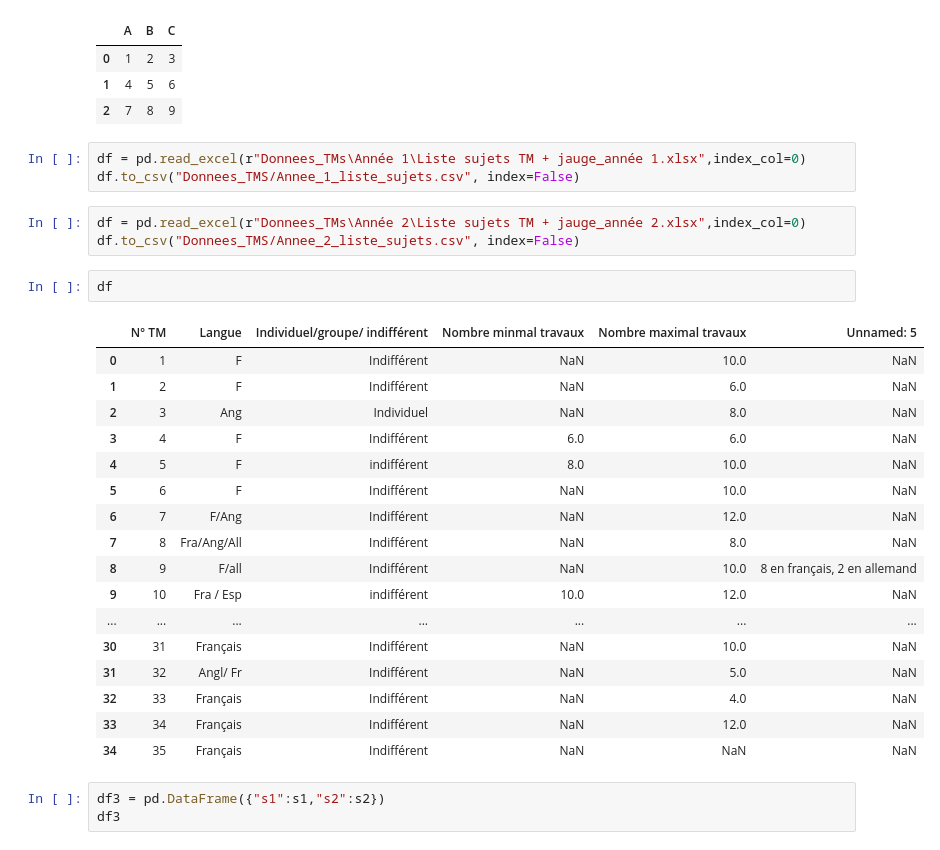
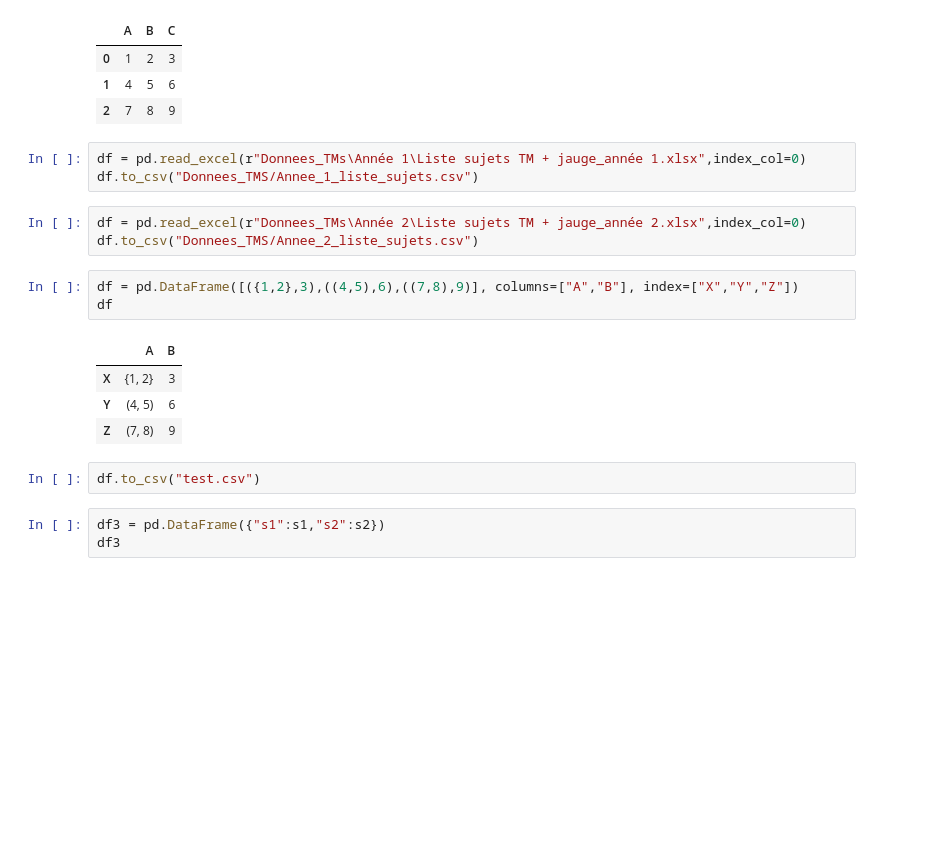
Before and after one commit to RadoTheProgrammer/TM-code, a Jupyter notebook: sandbox.ipynb, the cells around one changed output. Saved outputs shown, nothing was run; the diff lists cells and outputs as text; blank space fills up the shorter version.

```diff
--- a/sandbox.ipynb
+++ b/sandbox.ipynb
@@ -326,30 +326,20 @@ df
 | 2 | 7 | 8 | 9 |
 # %%
 df = pd.read_excel(r"Donnees_TMs\Année 1\Liste sujets TM + jauge_année 1.xlsx",index_col=0)
-df.to_csv("Donnees_TMS/Annee_1_liste_sujets.csv", index=False)
+df.to_csv("Donnees_TMS/Annee_1_liste_sujets.csv")
 # %%
 df = pd.read_excel(r"Donnees_TMs\Année 2\Liste sujets TM + jauge_année 2.xlsx",index_col=0)
-df.to_csv("Donnees_TMS/Annee_2_liste_sujets.csv", index=False)
+df.to_csv("Donnees_TMS/Annee_2_liste_sujets.csv")
 # %%
+df = pd.DataFrame([({1,2},3),((4,5),6),((7,8),9)], columns=["A","B"], index=["X","Y","Z"])
 df
 # %% [output]
-|  | N° TM | Langue | Individuel/groupe/ indifférent | Nombre minmal travaux | Nombre maximal travaux | Unnamed: 5 |
-| 0 | 1 | F | Indifférent | NaN | 10.0 | NaN |
-| 1 | 2 | F | Indifférent | NaN | 6.0 | NaN |
-| 2 | 3 | Ang | Individuel | NaN | 8.0 | NaN |
-| 3 | 4 | F | Indifférent | 6.0 | 6.0 | NaN |
-| 4 | 5 | F | indifférent | 8.0 | 10.0 | NaN |
-| 5 | 6 | F | Indifférent | NaN | 10.0 | NaN |
-| 6 | 7 | F/Ang | Indifférent | NaN | 12.0 | NaN |
-| 7 | 8 | Fra/Ang/All | Indifférent | NaN | 8.0 | NaN |
-| 8 | 9 | F/all | Indifférent | NaN | 10.0 | 8 en français, 2 en allemand |
-| 9 | 10 | Fra / Esp | indifférent | 10.0 | 12.0 | NaN |
-| ... | ... | ... | ... | ... | ... | ... |
-| 30 | 31 | Français | Indifférent | NaN | 10.0 | NaN |
-| 31 | 32 | Angl/ Fr | Indifférent | NaN | 5.0 | NaN |
-| 32 | 33 | Français | Indifférent | NaN | 4.0 | NaN |
-| 33 | 34 | Français | Indifférent | NaN | 12.0 | NaN |
-| 34 | 35 | Français | Indifférent | NaN | NaN | NaN |
+|  | A | B |
+| X | {1, 2} | 3 |
+| Y | (4, 5) | 6 |
+| Z | (7, 8) | 9 |
+# %%
+df.to_csv("test.csv")
 # %%
 df3 = pd.DataFrame({"s1":s1,"s2":s2})
 df3
```
Also changed, not shown: 3 other files.
